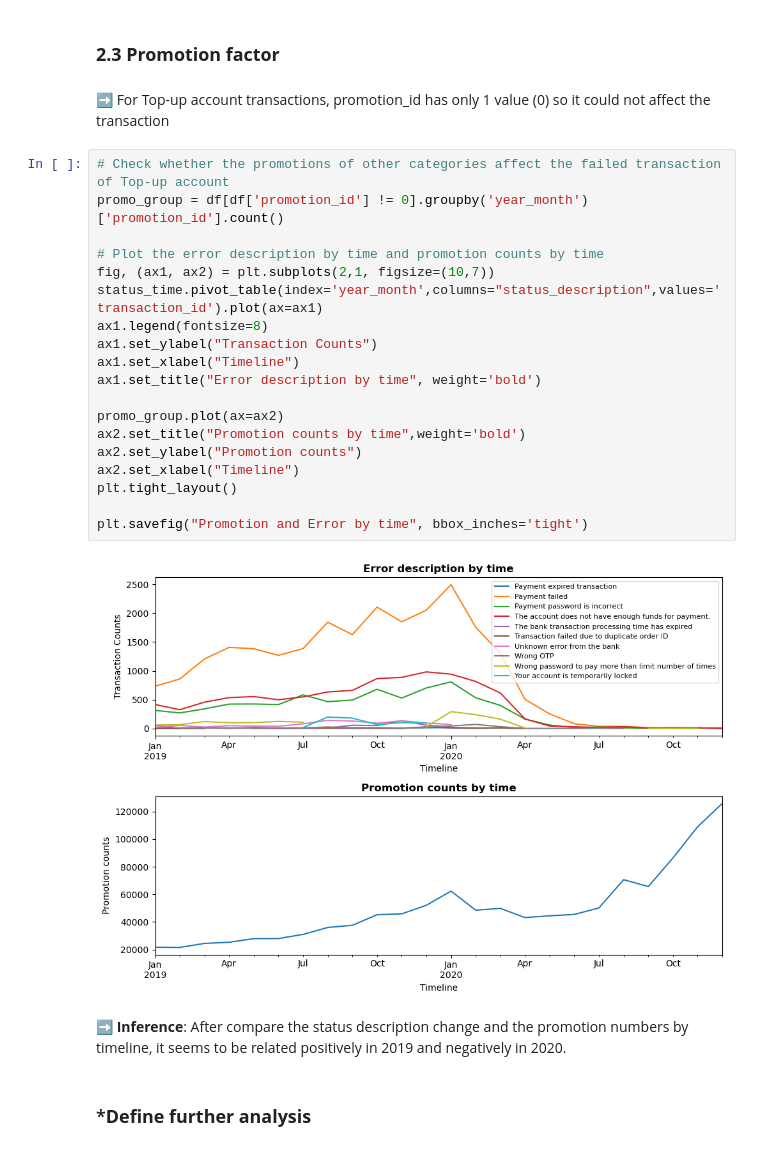
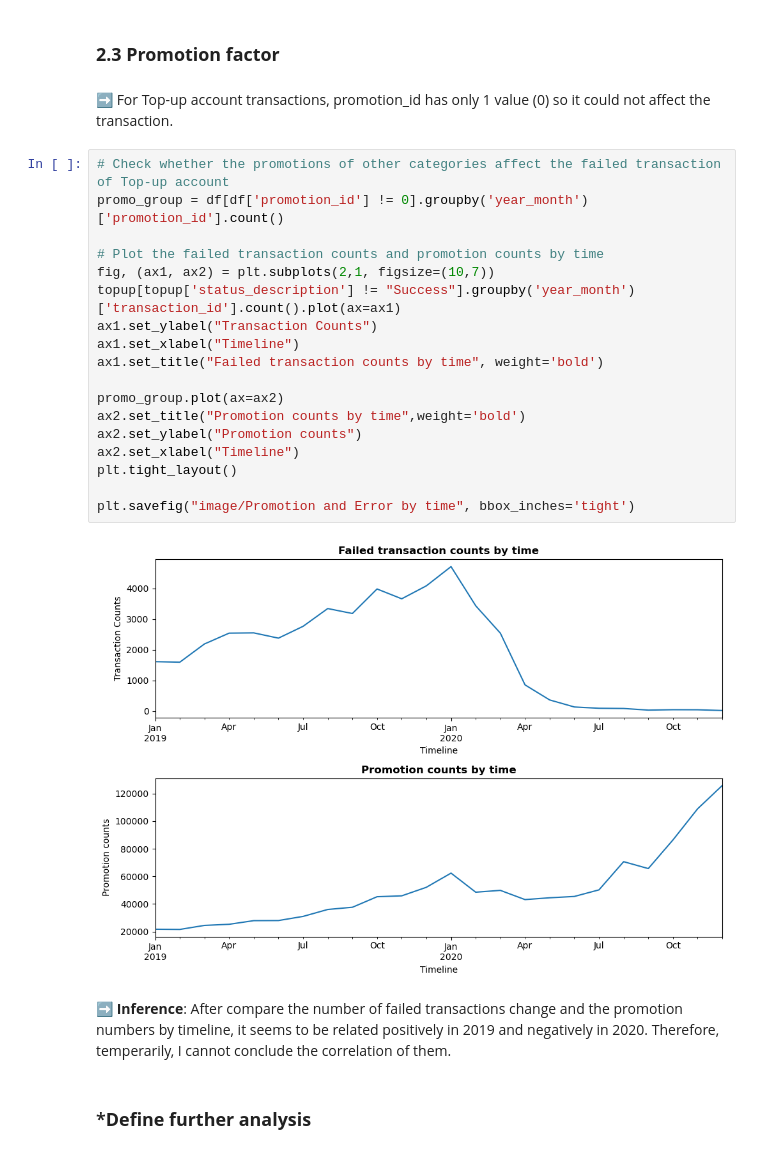
Before and after one commit to letatnhien1912/Success-Rate-Analysis, a Jupyter notebook: success_rate_diagnostic.ipynb, the cells around one changed output. Saved outputs shown, nothing was run; the diff lists cells and outputs as text.

```diff
--- a/success_rate_diagnostic.ipynb
+++ b/success_rate_diagnostic.ipynb
@@ -339,30 +345,29 @@ plt.savefig("Error Responsibility Distribution", bbox_inches='tight')
 # %% [markdown]
 ### **2.3 Promotion factor**
 # %% [markdown]
-➡️ For Top-up account transactions, promotion_id has only 1 value (0) so it could not affect the transaction
+➡️ For Top-up account transactions, promotion_id has only 1 value (0) so it could not affect the transaction.
 # %%
 # Check whether the promotions of other categories affect the failed transaction of Top-up account
 promo_group = df[df['promotion_id'] != 0].groupby('year_month')['promotion_id'].count()
 
-# Plot the error description by time and promotion counts by time
+# Plot the failed transaction counts and promotion counts by time
 fig, (ax1, ax2) = plt.subplots(2,1, figsize=(10,7))
-status_time.pivot_table(index='year_month',columns="status_description",values='transaction_id').plot(ax=ax1)
-ax1.legend(fontsize=8)
+topup[topup['status_description'] != "Success"].groupby('year_month')['transaction_id'].count().plot(ax=ax1)
 ax1.set_ylabel("Transaction Counts")
 ax1.set_xlabel("Timeline")
-ax1.set_title("Error description by time", weight='bold')
+ax1.set_title("Failed transaction counts by time", weight='bold')
 
 promo_group.plot(ax=ax2)
 ax2.set_title("Promotion counts by time",weight='bold')
 ax2.set_ylabel("Promotion counts")
 ax2.set_xlabel("Timeline")
 plt.tight_layout()
 
-plt.savefig("Promotion and Error by time", bbox_inches='tight')
+plt.savefig("image/Promotion and Error by time", bbox_inches='tight')
 # %% [output]
-[figure, old version]
+[figure, new version]
 # %% [markdown]
-➡️ **Inference**: After compare the status description change and the promotion numbers by timeline, it seems to be related positively in 2019 and negatively in 2020.
+➡️ **Inference**: After compare the number of failed transactions change and the promotion numbers by timeline, it seems to be related positively in 2019 and negatively in 2020. Therefore, temperarily, I cannot conclude the correlation of them.
 # %% [markdown]
 ### ***Define further analysis**
 # %%
```
Also changed, not shown: parts of 14 cells of this notebook, 1 other file.
